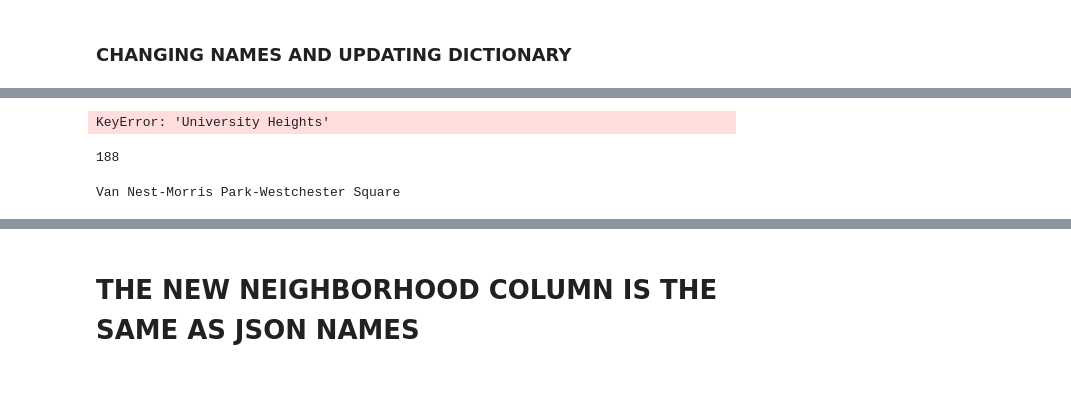
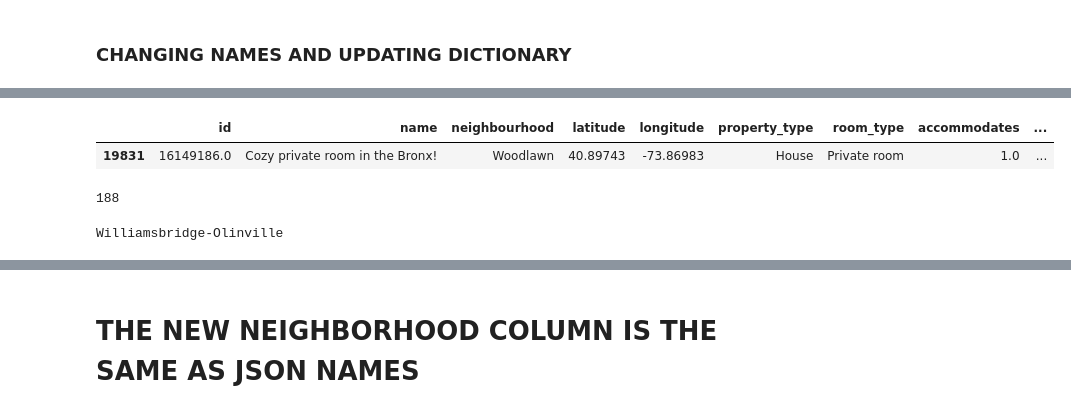
Before and after one commit to christinemazur/project1, a Jupyter notebook: NYCAnalysis.ipynb, the cells around one changed output, grey strips where cells are left out. Saved outputs shown, nothing was run; the diff lists cells and outputs as text; code cells hidden in the pictures; blank space fills up the shorter version.

```diff
--- a/NYCAnalysis.ipynb
+++ b/NYCAnalysis.ipynb
@@ -184,9 +160,9 @@ d["Van Nest-Morris Park-Westchester Square"].head()
 # %%
 # ADDING LISTS TOGETHER
-d["Van Nest-Morris Park-Westchester Square"] = d["Van Nest-Morris Park-Westchester Square"].append(d["Van Nest"], ignore_index=False)
+d["Woodlawn-Wakefield"] = d["Woodlawn-Wakefield"].append(d["Woodlawn"], ignore_index=False)
 # %%
 # adding new neighborhood name
-d["Van Nest-Morris Park-Westchester Square"]['new neighborhood'] = "Van Nest-Morris Park-Westchester Square"
+d["Woodlawn-Wakefield"]['new neighborhood'] = "Woodlawn-Wakefield"
 # %%
 #d['SoHo-TriBeCa-Civic Center-Little Italy']
 #list(d.keys())
@@ -215,9 +191,10 @@ final_neighborhood_list
  'Woodlawn',
  'Woodside']
 # %%
-d.pop("University Heights")
+d.pop("Woodlawn")
 # %% [output]
-KeyError: 'University Heights'
+|  | id | name | neighbourhood | latitude | longitude | property_type | room_type | accommodates | ... |
+| 19831 | 16149186.0 | Cozy private room in the Bronx! | Woodlawn | 40.89743 | -73.86983 | House | Private room | 1.0 | ... |
 # %%
 new_neighborhood_json_list = []
 
@@ -237,10 +214,10 @@ len(new_neighborhood_json_list)
 188
 # %%
 for row in new_neighborhood_json_list:
-    if "Morris Park" in row:
+    if "Williamsbridge" in row:
         print(row)
 # %% [output]
-Van Nest-Morris Park-Westchester Square
+Williamsbridge-Olinville
 # %%
 # DATA MUNGING TO FIX CITY MAP
 final_neighborhood_list
```
Also changed, not shown: parts of 12 cells of this notebook, 2 other files.
